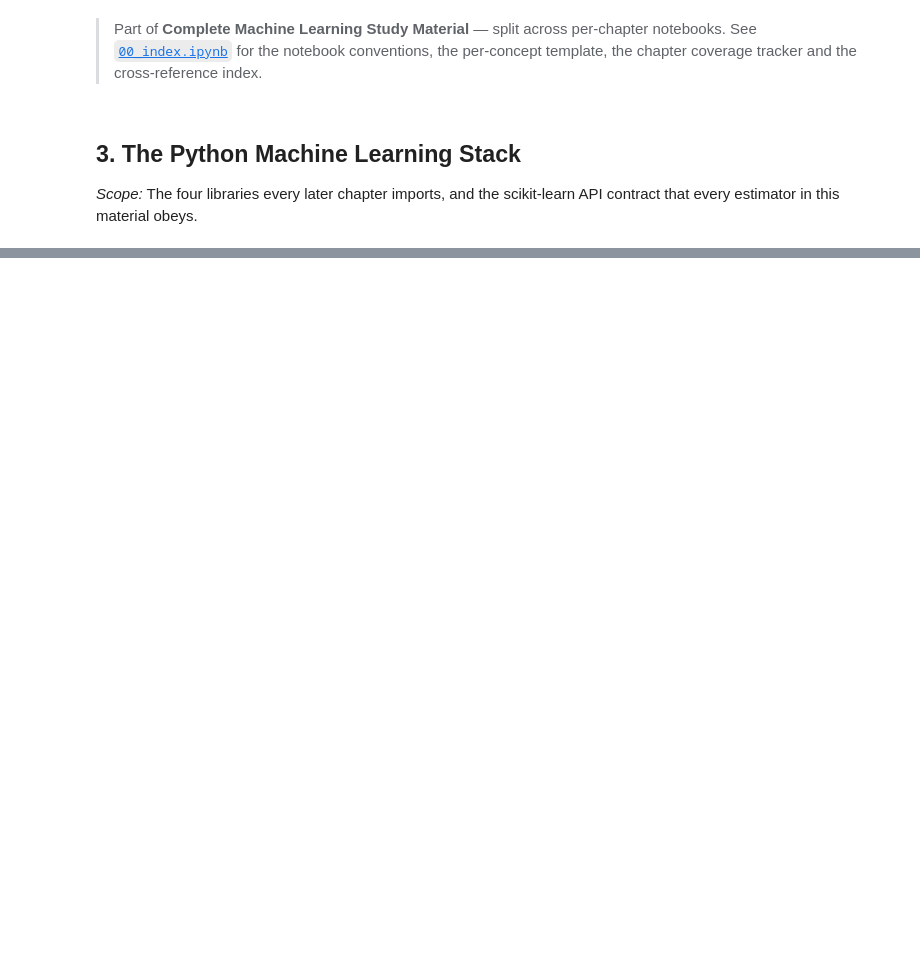
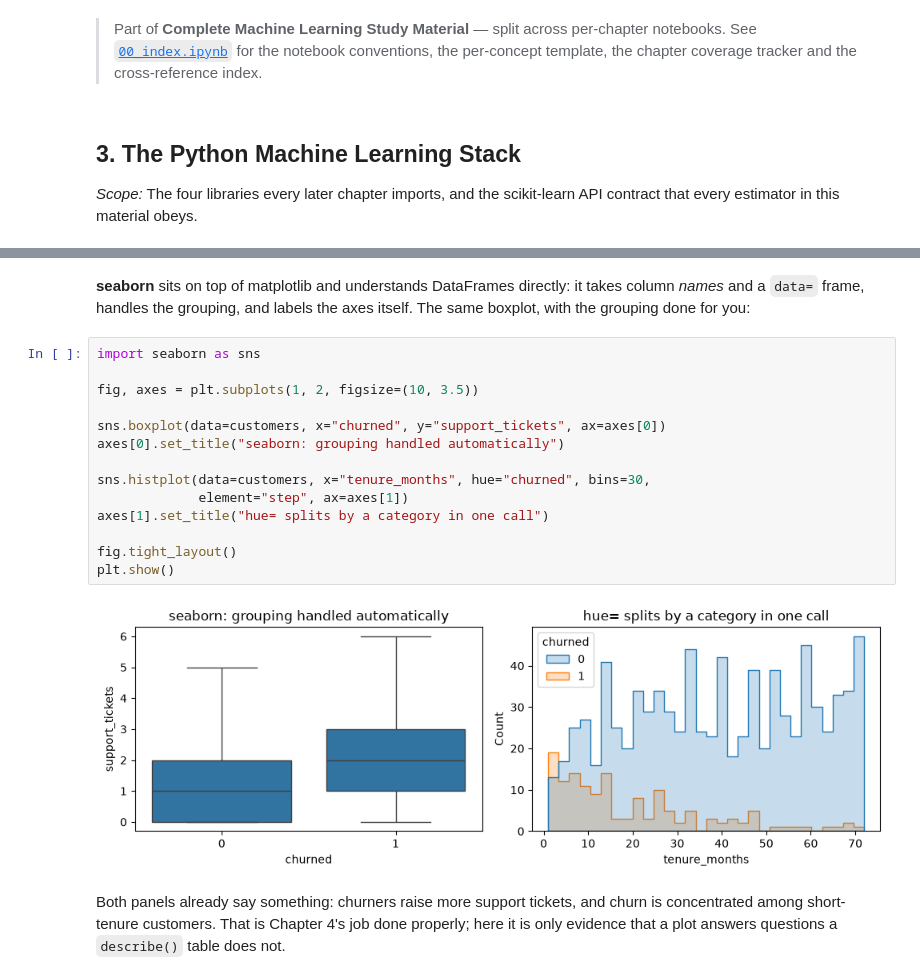
Before and after one commit to Shayan2002Saha/ML_Materials, a Jupyter notebook: 03_python_ml_stack.ipynb, the cells around one changed output, grey strips where cells are left out. Drawn from its saved outputs; the diff is of its cells as text; blank space fills up the shorter version.

```diff
--- a/03_python_ml_stack.ipynb
+++ b/03_python_ml_stack.ipynb
@@ -46,0 +722,24 @@
+# %% [markdown]
+**seaborn** sits on top of matplotlib and understands DataFrames directly: it takes column *names* and a
+`data=` frame, handles the grouping, and labels the axes itself. The same boxplot, with the grouping done
+for you:
+# %%
+import seaborn as sns
+
+fig, axes = plt.subplots(1, 2, figsize=(10, 3.5))
+
+sns.boxplot(data=customers, x="churned", y="support_tickets", ax=axes[0])
+axes[0].set_title("seaborn: grouping handled automatically")
+
+sns.histplot(data=customers, x="tenure_months", hue="churned", bins=30,
+             element="step", ax=axes[1])
+axes[1].set_title("hue= splits by a category in one call")
+
+fig.tight_layout()
+plt.show()
+# %% [output]
+[figure, added]
+# %% [markdown]
+Both panels already say something: churners raise more support tickets, and churn is concentrated among
+short-tenure customers. That is Chapter 4's job done properly; here it is only evidence that a plot answers
+questions a `describe()` table does not.
```
Also changed, not shown: parts of 99 cells of this notebook, 2 other files.
